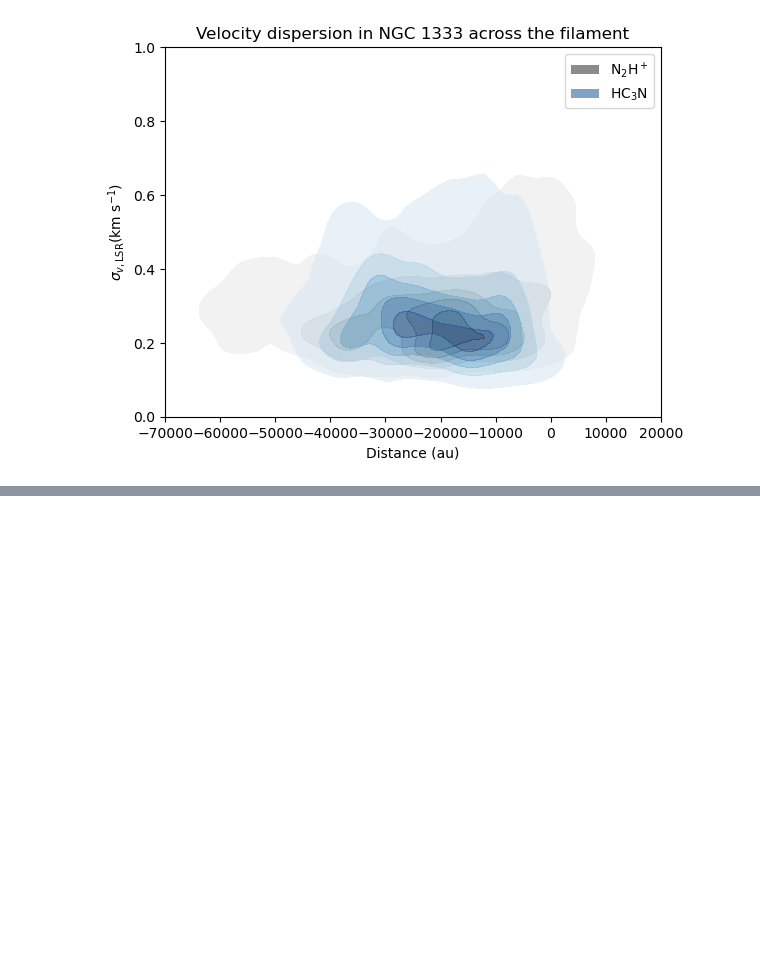
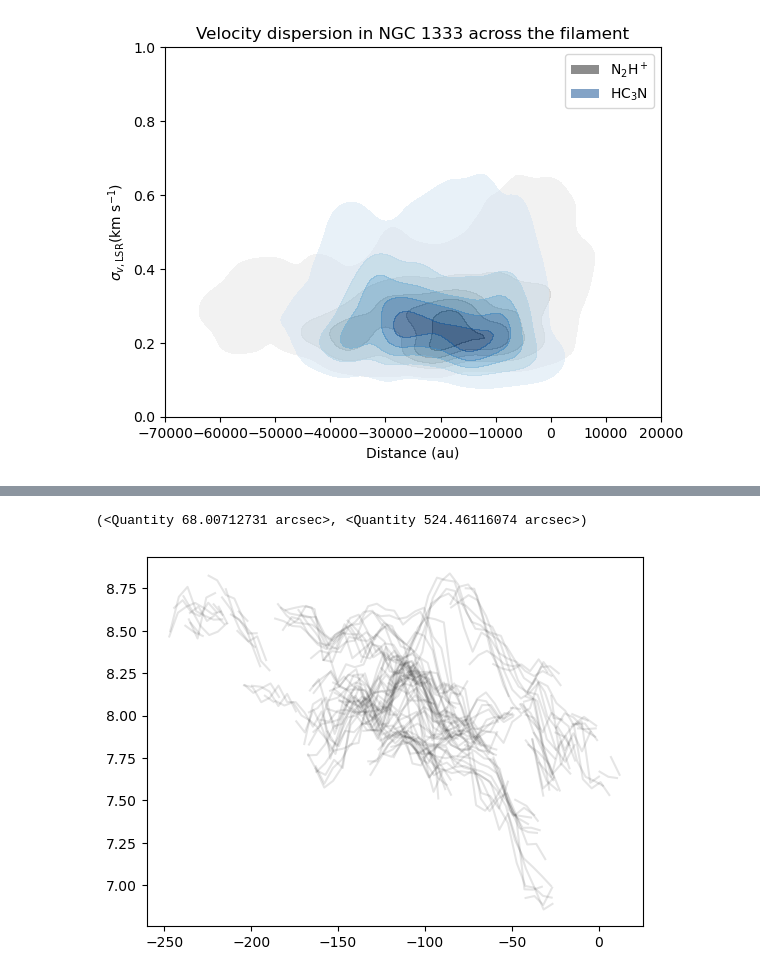
Before and after one commit to tere-valdivia/propstar_gasflow, a Jupyter notebook: analysis/KDE_filament_along_across.ipynb, the cells around one changed output, grey strips where cells are left out. Saved outputs shown, nothing was run; the diff lists cells and outputs as text; code cells hidden in the pictures; blank space fills up the shorter version.

```diff
--- a/analysis/KDE_filament_along_across.ipynb
+++ b/analysis/KDE_filament_along_across.ipynb
@@ -414,0 +427,46 @@ fig.savefig('KDE_sig_across_filament.pdf', bbox_inches='tight')
+# %%
+mask_redHC3N = np.where(~np.isnan(clusters_redHC3N[0]), 1, np.nan)
+mask_blueHC3N = np.where(~np.isnan(clusters_blueHC3N[0]), 1, np.nan)
+# %%
+# select all pixels that have a Y' value between certain values
+# lets test first with 250 arcsec from south
+# it worked, lets through it all
+beammajHC3N = (clusters_headHC3N['bmaj']*u.deg).to(u.arcsec)
+yymin, yymax = np.nanmin(mask_redHC3N * YYprimeHC3N_arcsec), np.nanmax(mask_redHC3N * YYprimeHC3N_arcsec)
+nbeamsfiber = ((yymax - yymin)/beammajHC3N).value.astype(int)
+yyarray = np.linspace(yymin+ beammajHC3N/2, yymax- beammajHC3N/2, nbeamsfiber)
+xxarray_master =  []
+velarray_master = []
+# %%
+yymin, yymax
+# %% [output]
+(<Quantity 68.00712731 arcsec>, <Quantity 524.46116074 arcsec>)
+# %%
+for j in range(len(yyarray)):
+    yyminprime = yyarray[j] - beammajHC3N/2
+    yymaxprime = yyarray[j] + beammajHC3N/2
+
+    velareamask = np.where(YYprimeHC3N_arcsec<yymaxprime, 1, np.nan) * np.where(YYprimeHC3N_arcsec>yyminprime, 1, np.nan)
+    velarea = velareamask * clusters_redHC3N[1]
+    velareaunc = velareamask * clusters_redHC3N[4]
+    XXprimearea = XXprimeHC3N_arcsec * velareamask * mask_redHC3N
+
+    xxmin, xxmax = np.nanmin(XXprimearea), np.nanmax(XXprimearea)
+    nbeams = ((xxmax - xxmin)/beammajHC3N).value.astype(int)
+    xxarray = np.linspace(xxmin+ beammajHC3N/2, xxmax- beammajHC3N/2, nbeams)
+    xxarray_master.append(xxarray)
+    velarray = np.zeros(np.shape(xxarray)) * np.nan
+
+    for i in range(len(xxarray)):
+        xxminprime = xxarray[i] - beammajHC3N/2
+        xxmaxprime = xxarray[i] + beammajHC3N/2
+        velarraymask = np.where(XXprimearea<xxmaxprime, 1, np.nan)*np.where(XXprimearea>xxminprime, 1, np.nan)
+        velarray[i] = np.nanmean(velarraymask * velarea)
+    velarray_master.append(velarray)
+# %%
+fig = plt.figure()
+ax = fig.add_subplot(111)
+for j in range(len(xxarray_master)):
+    ax.plot(xxarray_master[j], velarray_master[j], color='k', alpha=0.1)
+# %% [output]
+[figure, added]
```
Also changed, not shown: parts of 4 cells of this notebook, 23 other files.
